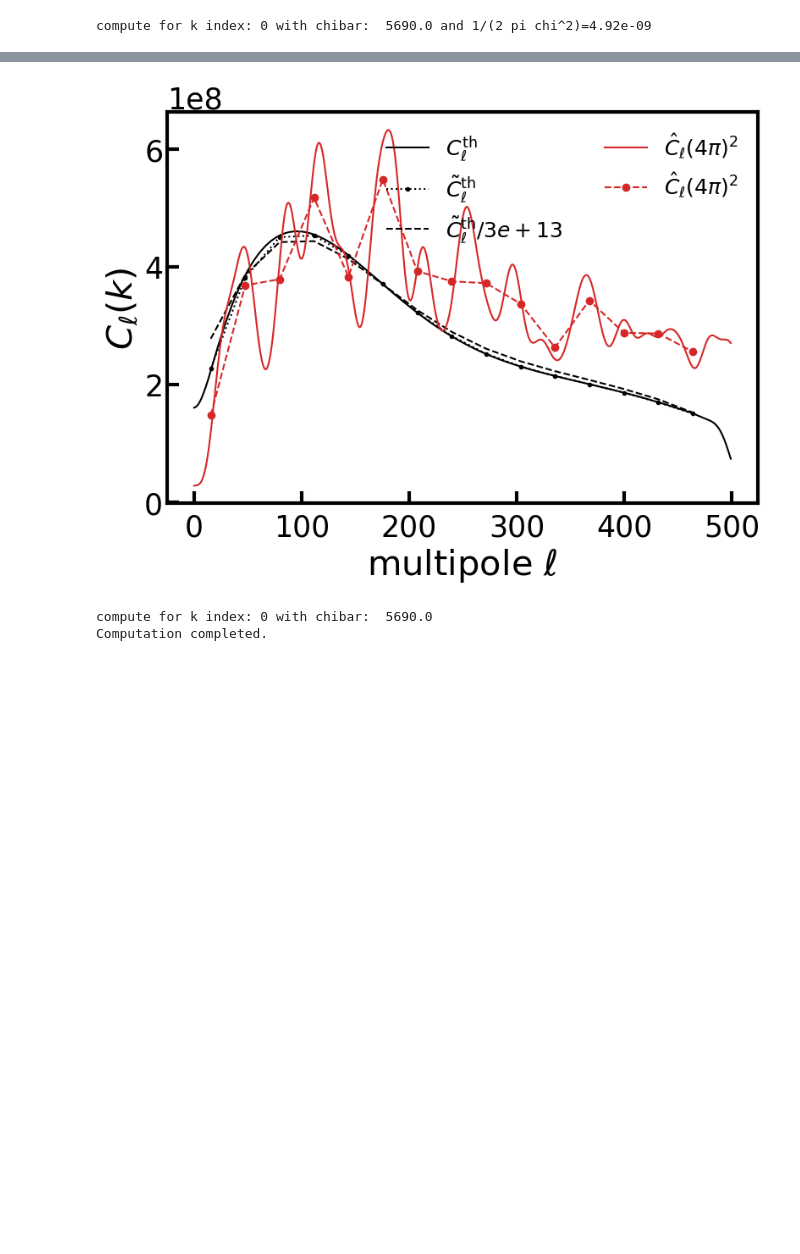
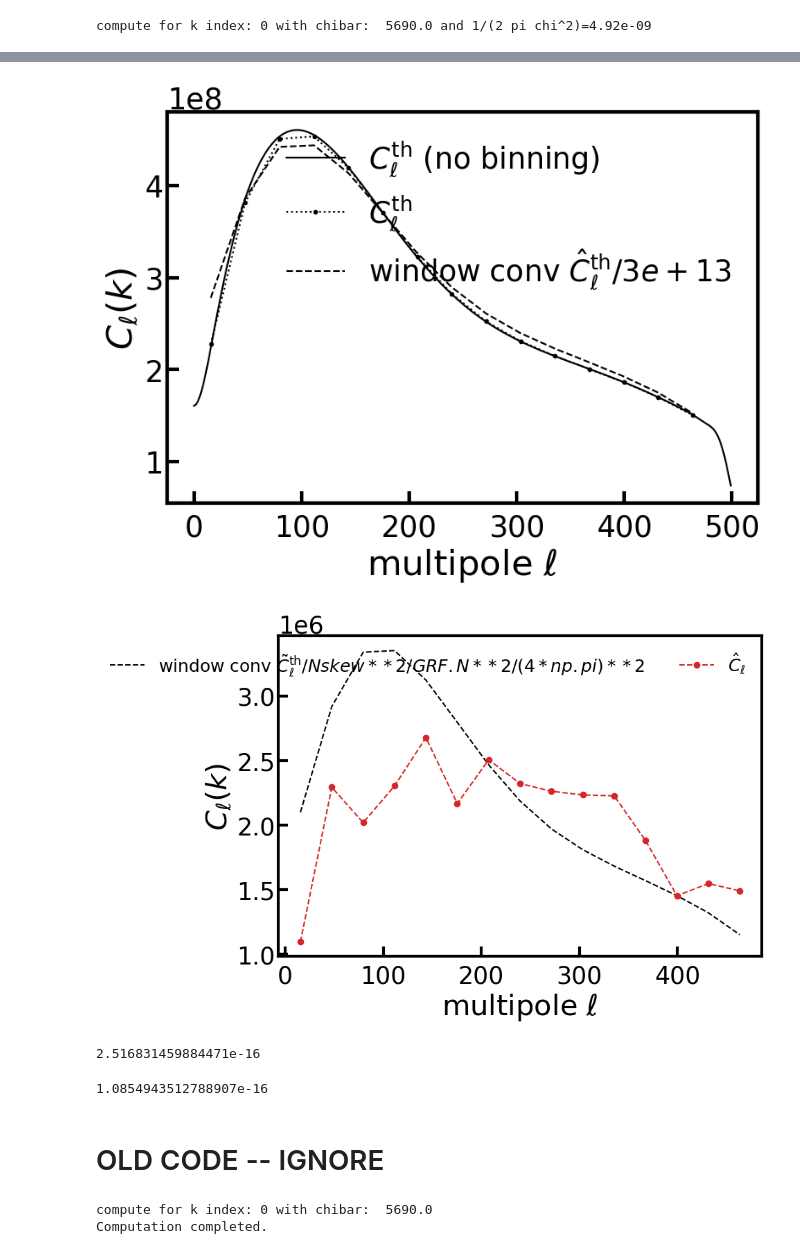
Before and after one commit to roger2b/directsht-lya, a Jupyter notebook: notebooks/lya_GRFs_directSHT.ipynb, the cells around one changed output, grey strips where cells are left out. Drawn from its saved outputs; the diff is of its cells as text; code cells hidden in the pictures; blank space fills up the shorter version.

```diff
--- a/notebooks/lya_GRFs_directSHT.ipynb
+++ b/notebooks/lya_GRFs_directSHT.ipynb
@@ -199,7 +199,7 @@ Computing alm's took  7.756361246109009  seconds.
 # %% [markdown]
 ## compute Wigner3j
 # %%
-precompute_Wigner3j = False
+precompute_Wigner3j = True
 # %%
 if precompute_Wigner3j:
     # Wigner3j code
@@ -396,5 +366,3 @@ _my_result = legendre_polynomials_sum(1, cos_theta_njnk,KjKk)
-# %%
-PLKjKk = legendre_polynomials_sum(lambda_max, cos_theta_njnk,KjKk)[:-1]
 # %%
 #np.savetxt('./data/PLKjKk_lambdamax_200.txt', PLKjKk)
 #PLKjKk = np.loadtxt('./data/PLKjKk_lambdamax_200.txt')/Nskew**2/Nskew**2
@@ -458,11 +406,19 @@ array([[12.56637061, 12.56637061, 12.56637061, ...,  0.        ,
 couple_mat = Wigner3j.CoupleMat(Nl, PLKjKk)
 coupling_matrix = couple_mat.compute_matrix()
 
+# is the L range sufficient?
 L_range = np.arange(0, Nl, 1)
+
+# is chi bar approx correct?
 chi_bar = (chi_grid.max()+chi_grid.min())/2
 print('compute for k index:', k_idx, 'with chibar: ', chi_bar, f'and 1/(2 pi chi^2)={(1/(2.*np.pi*chi_bar**2)):.2e}')
+
+# Limber approx for power spec
 pk_L = Power_spectrum(kh_perp=L_range/chi_bar, kh_par=k_arr[k_idx])/(2.*np.pi*chi_bar**2)
+
+#theory power spectrum
 C_ell = np.dot(coupling_matrix, pk_L)/(4.*np.pi)
+# window convolved theory power spectrum
 C_ell_hat = np.dot(MD.Mll, C_ell)
 
 # binning
@@ -474,6 +430,6 @@ binned_C_ell = bins @ C_ell
 # bin theory window func convolved Cell's
 binned_C_ell_hat = bins @ C_ell_hat
 # bin measured Cell's
-binned_hdif = bins @ hdif
+binned_hdif = bins @ cl_k[_k_idx]
 # %% [output]
 compute for k index: 0 with chibar:  5690.0 and 1/(2 pi chi^2)=4.92e-09
@@ -480,26 +452,35 @@ compute for k index: 0 with chibar:  5690.0 and 1/(2 pi chi^2)=4.92e-09
 # %%
 if do_plots:
-    # plt.figure(figsize=(9,6))
-    # plt.plot(ells, C_ell,'k-', label=r'$C_{\ell}^{\rm th}$ (no binning)')
-    # plt.plot(my_binned_ells, binned_C_ell, 'k.:', label=r'$C_{\ell}^{\rm th}$')
-    # plt.plot(my_binned_ells, binned_C_ell_hat/3e+13,'k--',label=r'$\hat{C}_{\ell}^{\rm th}/3e+13$')
-    # plt.xlabel(r'multipole $\ell$')
-    # plt.ylabel(r'$C_{\ell}(k)$')
-    # plt.legend()
-    # plt.show()
+    plt.figure(figsize=(9,6))
+    plt.plot(ells, C_ell,'k-', label=r'$C_{\ell}^{\rm th}$ (no binning)')
+    plt.plot(my_binned_ells, binned_C_ell, 'k.:', label=r'$C_{\ell}^{\rm th}$')
+    plt.plot(my_binned_ells, binned_C_ell_hat/3e+13,'k--',label=r'window conv $\hat{C}_{\ell}^{\rm th}/3e+13$')
+    plt.xlabel(r'multipole $\ell$')
+    plt.ylabel(r'$C_{\ell}(k)$')
+    plt.legend()
+    plt.show()
 
     plt.figure(figsize=(9,6))
-    plt.plot(ells, C_ell,'k-', label=r'$C_{\ell}^{\rm th}$')
-    plt.plot(my_binned_ells, binned_C_ell, 'k.:', label=r'$\tilde{C}_{\ell}^{\rm th}$')
-    plt.plot(my_binned_ells, binned_C_ell_hat/3e+13,'k--',label=r'$\tilde{C}_{\ell}^{\rm th}/3e+13$')
-    plt.plot(ells, hdif*(4*np.pi)**2,'C3-', label=r'$\hat{C}_{\ell} (4\pi)^2$')
-    plt.plot(my_binned_ells, binned_hdif*(4*np.pi)**2,'C3o--', label=r'$\hat{C}_{\ell} (4\pi)^2$')
+    plt.plot(my_binned_ells, binned_C_ell_hat/Nskew**2/GRF.N**2/(4*np.pi)**2,'k--',label=r'window conv $\tilde{C}_{\ell}^{\rm th}/Nskew**2/GRF.N**2/(4*np.pi)**2$')
+    # plt.plot(ells, hdif*(4*np.pi)**2,'C3-', label=r'$\hat{C}_{\ell} (4\pi)^2$')
+    plt.plot(my_binned_ells, binned_hdif,'C3o--', label=r'$\hat{C}_{\ell}$')
     plt.xlabel(r'multipole $\ell$')
     plt.ylabel(r'$C_{\ell}(k)$')
     plt.legend(ncol=2, fontsize=18)
     plt.show()
 # %% [output]
-[figure, old version]
+[figure, new version]
+[figure, added]
+# %%
+1/Nskew**2/GRF.N**2/(4*np.pi)**2
+# %% [output]
+2.516831459884471e-16
+# %%
+1/Nskew**4
+# %% [output]
+1.0854943512788907e-16
+# %% [markdown]
+# OLD CODE -- IGNORE
 # %%
 
 if __name__ == "__main__":
```
Also changed, not shown: parts of 13 cells of this notebook, 1 other file.
